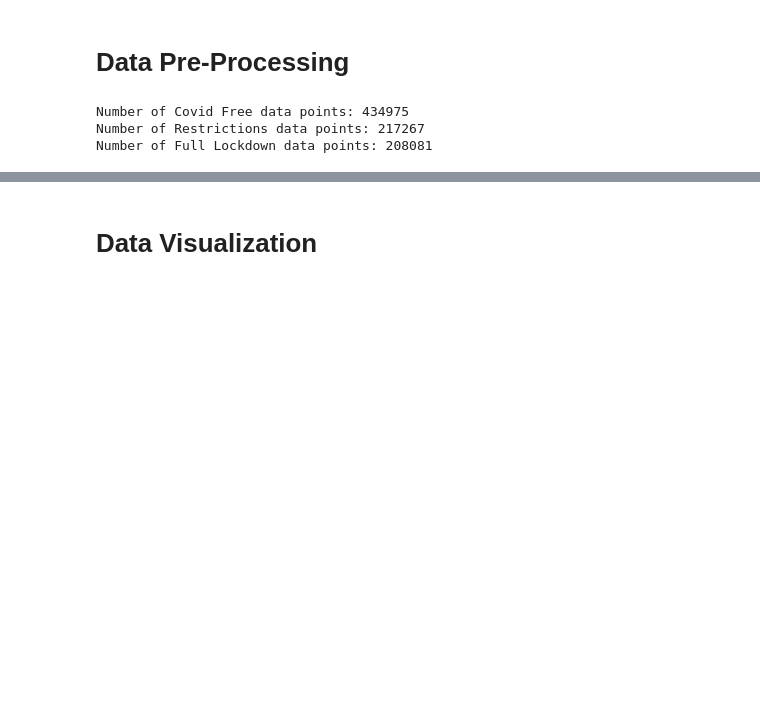
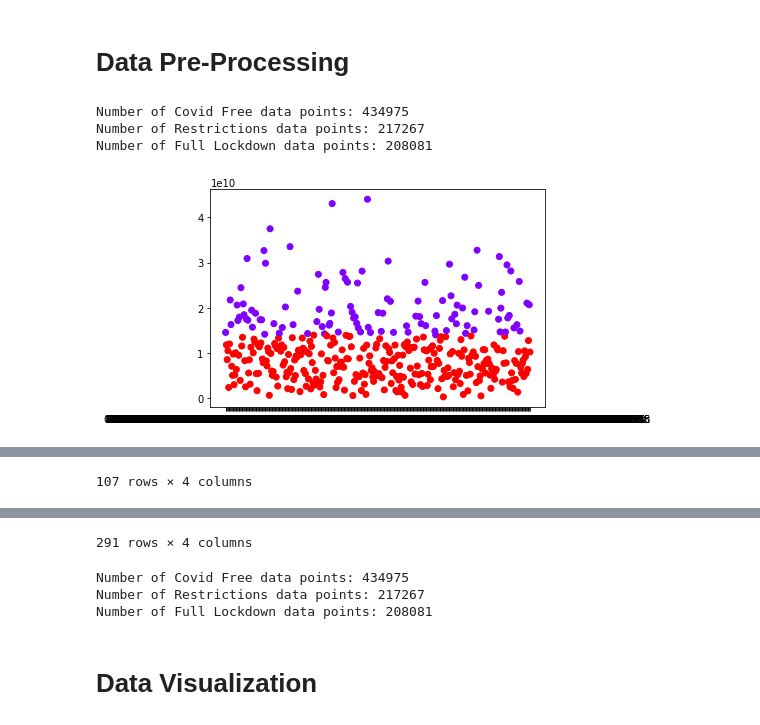
Before and after one commit to Patatone/Analysis-of-the-COVID-19-impact-on-LTE-Networks, a Jupyter notebook: Analysis_of_the_COVID_19_impact_on_LTE_Networks.ipynb, the cells around one changed output, grey strips where cells are left out. Cells and saved outputs as stored; diff of their text form; code cells hidden in the pictures; blank space fills up the shorter version.

Commit message:
Clustering data representation

```diff
--- a/Analysis_of_the_COVID_19_impact_on_LTE_Networks.ipynb
+++ b/Analysis_of_the_COVID_19_impact_on_LTE_Networks.ipynb
@@ -134,3 +144,42 @@ Number of Full Lockdown data points: 208081
 # January
 #week_day = week.set_index('Date').between_time('06:00:00', '23:59:59')
 #week_night = week.set_index('Date').between_time('00:00:00', '05:59:59')
+# %%
+# CLUSTERING PART
+
+#creating dataset with relevant data from previous DataFrame
+x = covid_free[['ECELL_ID', 'DL_VOL']]
+x = x.groupby(['ECELL_ID']).sum()
+x = x.reset_index()
+x = x.rename(columns={"index": "ECELL_ID", 0 : "DL_VOL"})
+
+# selecting the DL_Volume column as entry data for the k-means clustering algorithm
+dl_array = x['DL_VOL'].to_numpy().reshape(-1, 1)
+#creating a 2 clusters k-means value clustering class and fitting the DataFrame accordingly
+kmeans = KMeans(n_clusters=2, random_state=0).fit(dl_array)
+identified_clusters = kmeans.fit_predict(dl_array)
+data_with_clusters = x.copy()
+data_with_clusters['Clusters'] = identified_clusters
+#scattering the plot
+plt.scatter(data_with_clusters['ECELL_ID'], data_with_clusters['DL_VOL'], c=data_with_clusters['Clusters'],
+            cmap='rainbow')
+plt.show()
+
+print()
+
+#splitting residential cells from non-residential ones
+support_business = data_with_clusters.drop(data_with_clusters[data_with_clusters.Clusters < 1].index)
+support_residential = data_with_clusters.drop(data_with_clusters[data_with_clusters.Clusters > 0].index)
+
+# Splitting all the data according to the clusters
+residential_data = data.loc[data['ECELL_ID'].isin(support_residential['ECELL_ID'])]
+business_data = data.loc[data['ECELL_ID'].isin(support_business['ECELL_ID'])]
+
+# Splitting all the locations according to the clusters
+residential_locations = locations.loc[locations['ECELL_ID'].isin(support_residential['ECELL_ID'])]
+business_locations = locations.loc[locations['ECELL_ID'].isin(support_business['ECELL_ID'])]
+
+display(residential_locations)
+display(business_locations)
+# %% [output]
+[figure, added]
@@ -136,0 +198 @@ Number of Full Lockdown data points: 208081
+107 rows × 4 columns
@@ -137,3 +211,36 @@ Number of Full Lockdown data points: 208081
+291 rows × 4 columns
+# %%
+# We can split the CLUSTERED dataset into tree perdios:
+# Full lockdown -> from "9th March 2020" to "31th March 2020"(last data)
+# Restrictions -> from "16th February 2020" to "9th March 2020"
+# Covid free - > from "1 January 2020"(first data) to "16th February 2020"
+
+full_lockdown_residential = residential_data[residential_data['Date'] < full_lockdown_end_date]
+full_lockdown_residential = full_lockdown_residential[full_lockdown_residential['Date'] > full_lockdown_start_date]
+
+full_lockdown_business = business_data[business_data['Date'] < full_lockdown_end_date]
+full_lockdown_business = full_lockdown_business[full_lockdown_business['Date'] > full_lockdown_start_date]
+
+restrictions_residential = residential_data[residential_data['Date'] < restrictions_end_date]
+restrictions_residential = restrictions_residential[restrictions_residential['Date'] > restrictions_start_date]
+
+restrictions_business = business_data[business_data['Date'] < restrictions_end_date]
+restrictions_business = restrictions_business[restrictions_business['Date'] > restrictions_start_date]
+
+covid_free_residential = residential_data[residential_data['Date'] < covid_free_end_date]
+covid_free_residential = covid_free_residential[covid_free_residential['Date'] > covid_free_start_date]
+
+covid_free_business = business_data[business_data['Date'] < covid_free_end_date]
+covid_free_business = covid_free_business[covid_free_business['Date'] > covid_free_start_date]
+
+periods_lables = ['Covid Free','Restrictions','Full Lockdown']
+periods_data = [covid_free, restrictions, full_lockdown]
+for i in range(0, 3):
+  print('Number of', periods_lables[i], 'data points:', len(periods_data[i]))
+# %% [output]
+Number of Covid Free data points: 434975
+Number of Restrictions data points: 217267
+Number of Full Lockdown data points: 208081
 # %% [markdown]
 # Data Visualization
 # %%
```
Also changed, not shown: parts of 13 cells of this notebook.
